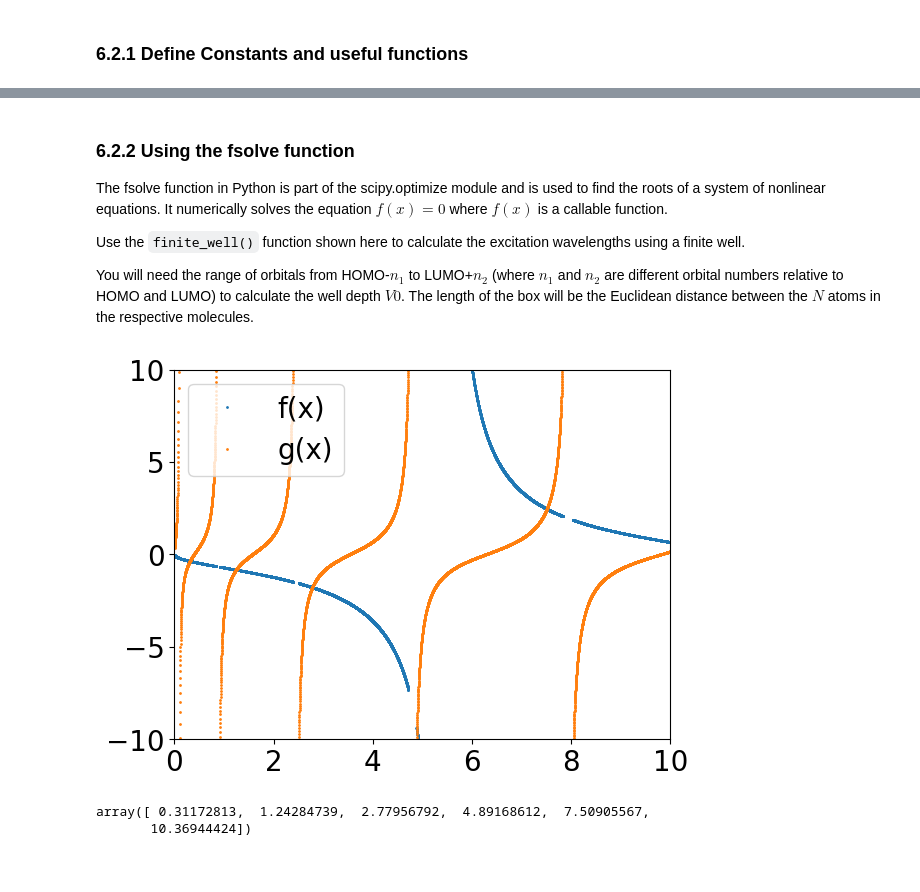
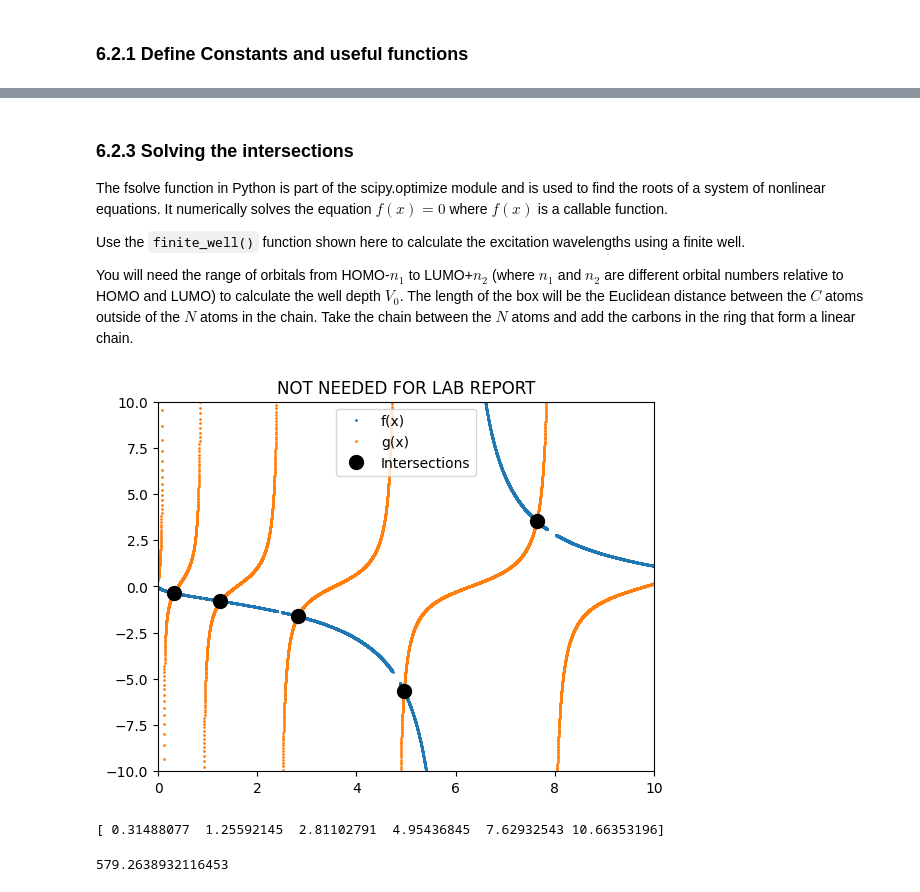
Before and after one commit to pmpatel-udallas/PChemLab, a Jupyter notebook: Rotation_4_Quantum_Theory.ipynb, the cells around one changed output, grey strips where cells are left out. Drawn from its saved outputs; the diff is of its cells as text; code cells hidden in the pictures.

Commit message:
Updated Finite Well and combining spectra with more information

```diff
--- a/Rotation_4_Quantum_Theory.ipynb
+++ b/Rotation_4_Quantum_Theory.ipynb
@@ -252,8 +258,9 @@ V0 = 10 #eV
 LA= 1.0 #nm
 L=LA*1e-10 #m
 # %%
-def f(Ei,V):
+def f(Ei,V0):
   '''Ei is in eV'''
+  '''V is in eV'''
   E=Ei*eV2J
   V=V0*eV2J
   a=2*np.sqrt(E*(V-E))
@@ -283,27 +290,51 @@ def intersections(X2,Y2,Z2):
   return Xint[1::2]
 # %%
 # Define sample parameters
-V0 = 10.92 #eV
+V0 = 12 #eV
 LA = 9.80234 #Angstrom
 
-def finite_well(V0,LA):
+def finite_well_plot(V0,LA):
   L = LA*1e-10 #m
-  X= np.linspace(0.005,V0, 10000)
-  Y= f(X,V0)
-  Z= g(X,L)
+  X = np.linspace(0.005,V0, 10000)
+  Y = f(X,V0)
+  Z = g(X,L)
 
   # Filter the data to remove values approaching the asymptote
   X2=X[np.abs(Z)<V0]
   Y2=Y[np.abs(Z)<V0]
   Z2=Z[np.abs(Z)<V0]
 
+  # Solve for the roots
   intersections(X2,Y2,Z2).round(3)
   Xint = fsolve(j,intersections(X2,Y2,Z2))
 
   plt.plot(X2,Y2,'o',label='f(x)',markersize=1)
   plt.plot(X2,Z2,'o',label='g(x)',markersize=1)
+  plt.plot(Xint,f(Xint,V0),'ko',label='Intersections',markersize=8)
+  plt.title('NOT NEEDED FOR LAB REPORT')
   plt.xlim(0,10)
   plt.ylim(-10,10)
   plt.legend()
   plt.show()
+
+  # Return the roots as the final answer
   return Xint
+
+
+def finite_well(V0,LA):
+  L = LA*1e-10 #m
+  X = np.linspace(0.005,V0, 10000)
+  Y = f(X,V0)
+  Z = g(X,L)
+
+  # Filter the data to remove values approaching the asymptote
+  X2=X[np.abs(Z)<V0]
+  Y2=Y[np.abs(Z)<V0]
+  Z2=Z[np.abs(Z)<V0]
+
+  # Solve for the roots
+  intersections(X2,Y2,Z2).round(3)
+  Xint = fsolve(j,intersections(X2,Y2,Z2))
+
+  # Return the roots as the final answer
+  return Xint
@@ -310,18 +353,23 @@ def finite_well(V0,LA):
 # %% [markdown]
-### 6.2.2 Using the fsolve function
+### 6.2.3 Solving the intersections
 
 
 The fsolve function in Python is part of the scipy.optimize module and is used to find the roots of a system of nonlinear equations. It numerically solves the equation $f(x)=0$ where $f(x)$ is a callable function.
 
 Use the `finite_well()` function shown here to calculate the excitation wavelengths using a finite well.
 
-You will need the range of orbitals from HOMO-$n_1$ to LUMO+$n_2$ (where $n_1$ and $n_2$ are different orbital numbers relative to HOMO and LUMO) to calculate the well depth $V0$. The length of the box will be the Euclidean distance between the $N$ atoms in the respective molecules.
+You will need the range of orbitals from HOMO-$n_1$ to LUMO+$n_2$ (where $n_1$ and $n_2$ are different orbital numbers relative to HOMO and LUMO) to calculate the well depth $V_0$. The length of the box will be the Euclidean distance between the $C$ atoms outside of the $N$ atoms in the chain. Take the chain between the $N$ atoms and add the carbons in the ring that form a linear chain.
-# %%
-# Example
-finite_well(10.92,9.80234)
-# %% [output]
-[figure, removed]
-array([ 0.31172813,  1.24284739,  2.77956792,  4.89168612,  7.50905567,
-       10.36944424])
+# %%
+# Example
+finite_well_plot(12,9.80234)
+
+levels=finite_well(12,9.80234)
+print(levels)
+# %% [output]
+[figure, added]
+[ 0.31488077  1.25592145  2.81102791  4.95436845  7.62932543 10.66353196]
 # %%
 # Then use the wavelength function to calculate the excitation for each dye
+wavelength(4.95436845,2.81102791)
+# %% [output]
+579.2638932116453
```
Also changed, not shown: parts of 11 cells of this notebook.
